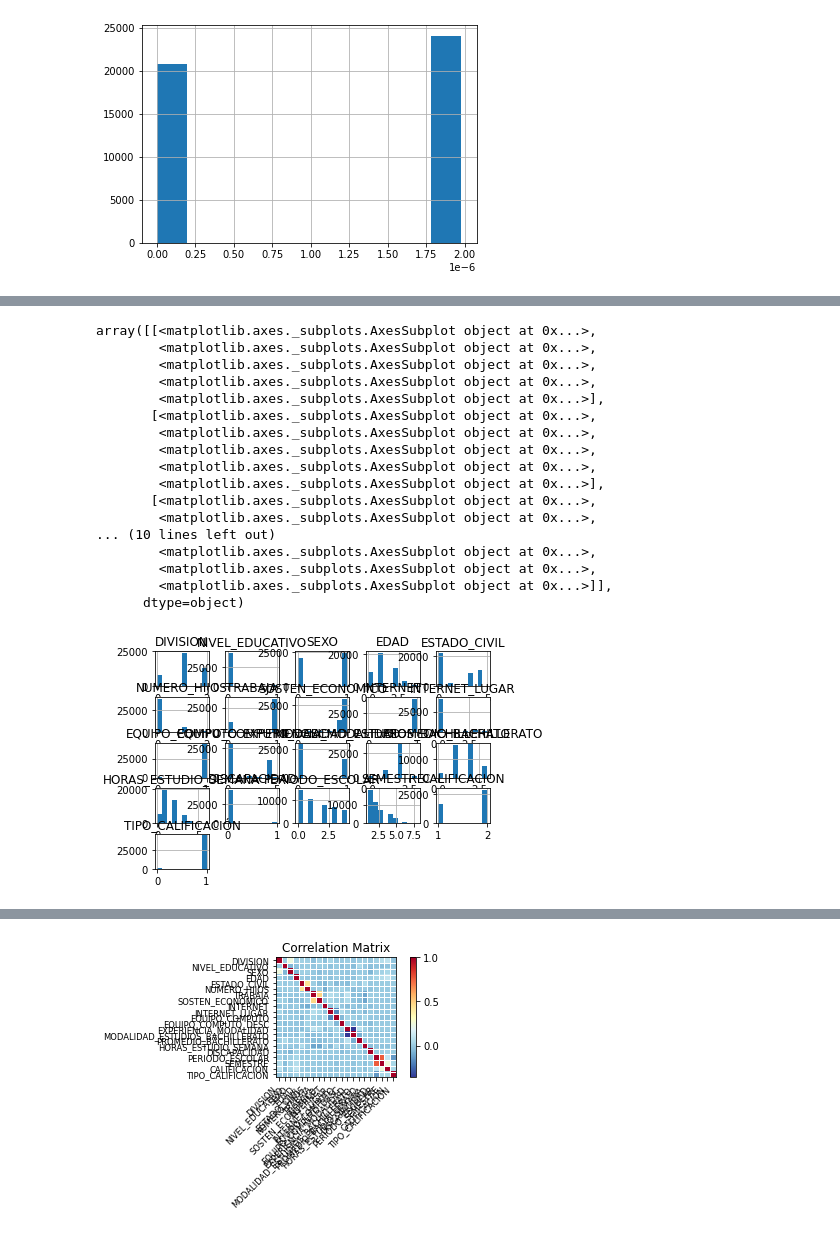
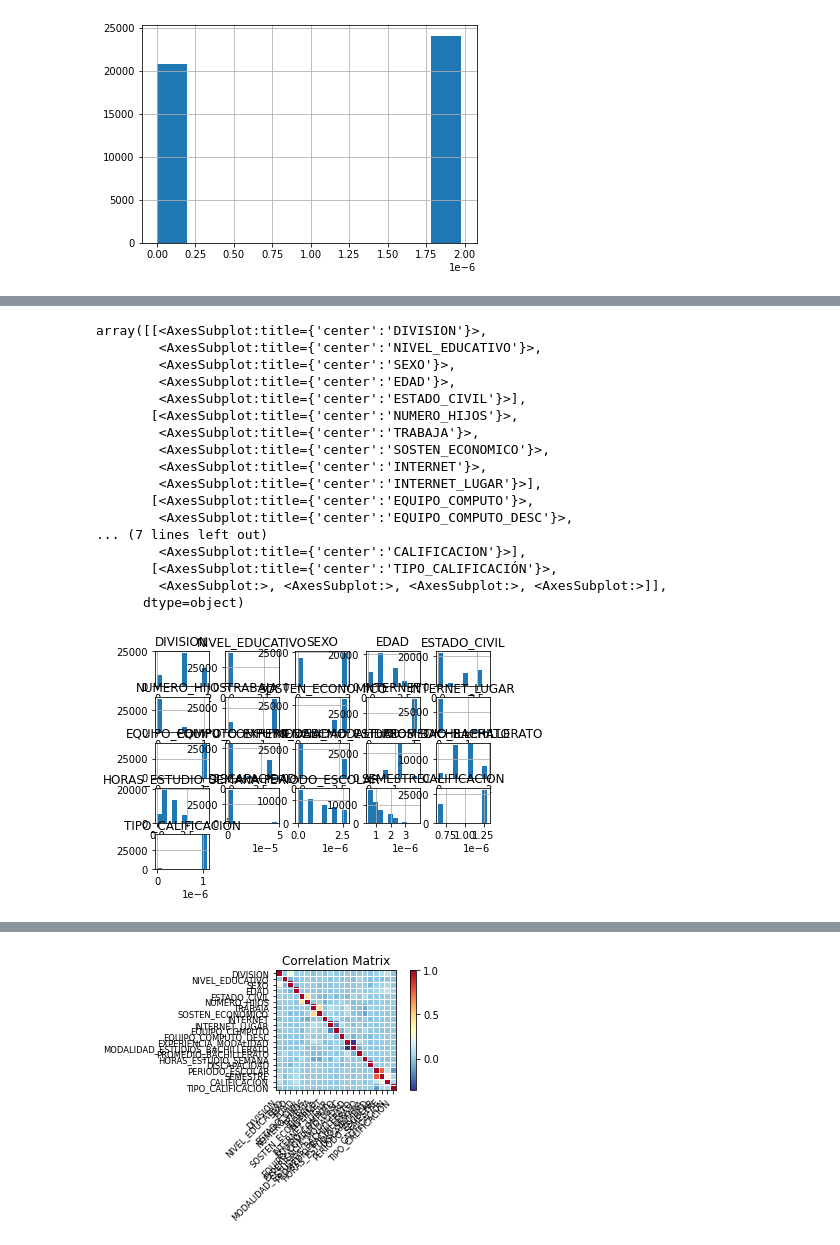
Before and after one commit to ocastrejon/pulido, a Jupyter notebook: binder_codigo.ipynb, the cells around one changed output, grey strips where cells are left out. Drawn from its saved outputs; the diff is of its cells as text; code cells hidden in the pictures.

```diff
--- a/binder_codigo.ipynb
+++ b/binder_codigo.ipynb
@@ -531,23 +563,23 @@ galaxy.plot.density()
 # %%
-galaxy.hist()
+binder.hist()
 # %% [output]
-array([[<matplotlib.axes._subplots.AxesSubplot object at 0x...>,
-        <matplotlib.axes._subplots.AxesSubplot object at 0x...>,
-        <matplotlib.axes._subplots.AxesSubplot object at 0x...>,
-        <matplotlib.axes._subplots.AxesSubplot object at 0x...>,
-        <matplotlib.axes._subplots.AxesSubplot object at 0x...>],
-       [<matplotlib.axes._subplots.AxesSubplot object at 0x...>,
-        <matplotlib.axes._subplots.AxesSubplot object at 0x...>,
-        <matplotlib.axes._subplots.AxesSubplot object at 0x...>,
-        <matplotlib.axes._subplots.AxesSubplot object at 0x...>,
-        <matplotlib.axes._subplots.AxesSubplot object at 0x...>],
-       [<matplotlib.axes._subplots.AxesSubplot object at 0x...>,
-        <matplotlib.axes._subplots.AxesSubplot object at 0x...>,
-... (10 lines left out)
-        <matplotlib.axes._subplots.AxesSubplot object at 0x...>,
-        <matplotlib.axes._subplots.AxesSubplot object at 0x...>,
-        <matplotlib.axes._subplots.AxesSubplot object at 0x...>]],
+array([[<AxesSubplot:title={'center':'DIVISION'}>,
+        <AxesSubplot:title={'center':'NIVEL_EDUCATIVO'}>,
+        <AxesSubplot:title={'center':'SEXO'}>,
+        <AxesSubplot:title={'center':'EDAD'}>,
+        <AxesSubplot:title={'center':'ESTADO_CIVIL'}>],
+       [<AxesSubplot:title={'center':'NUMERO_HIJOS'}>,
+        <AxesSubplot:title={'center':'TRABAJA'}>,
+        <AxesSubplot:title={'center':'SOSTEN_ECONOMICO'}>,
+        <AxesSubplot:title={'center':'INTERNET'}>,
+        <AxesSubplot:title={'center':'INTERNET_LUGAR'}>],
+       [<AxesSubplot:title={'center':'EQUIPO_COMPUTO'}>,
+        <AxesSubplot:title={'center':'EQUIPO_COMPUTO_DESC'}>,
+... (7 lines left out)
+        <AxesSubplot:title={'center':'CALIFICACION'}>],
+       [<AxesSubplot:title={'center':'TIPO_CALIFICACIÓN'}>,
+        <AxesSubplot:>, <AxesSubplot:>, <AxesSubplot:>, <AxesSubplot:>]],
       dtype=object)
-[figure, old version]
+[figure, new version]
 # %%
 # create correlation matrix
```
Also changed, not shown: parts of 26 cells of this notebook.
